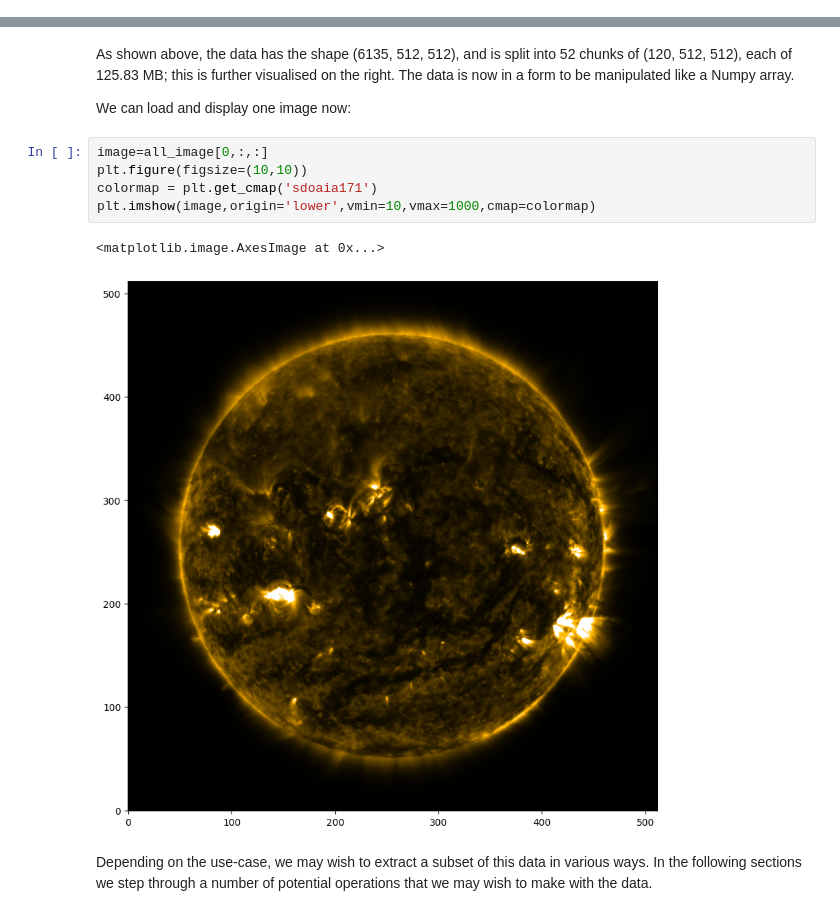
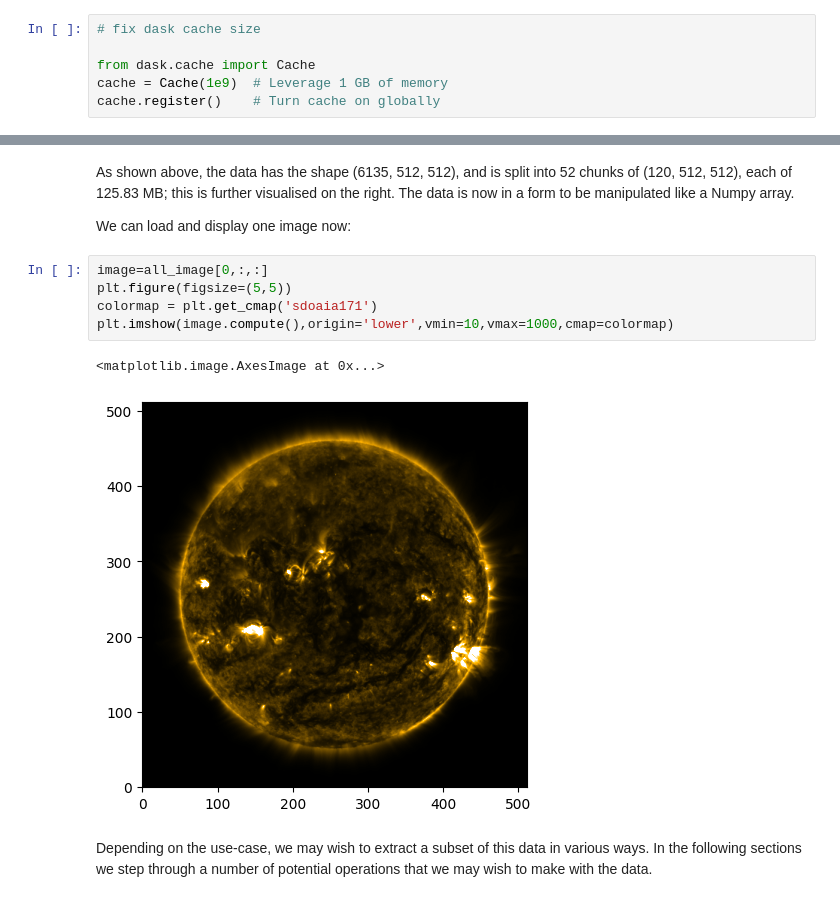
Before and after one commit to aishstronomer/flare-finder, a Jupyter notebook: sdoml_dataset_colab_aws_ask.ipynb, the cells around one changed output, grey strips where cells are left out. Drawn from its saved outputs; the diff is of its cells as text.

Commit message:
trying out small fixed cache size for dask

```diff
--- a/sdoml_dataset_colab_aws_ask.ipynb
+++ b/sdoml_dataset_colab_aws_ask.ipynb
@@ -90,6 +91,12 @@ from sunpy.visualization import axis_labels_from_ctype, wcsaxes_compat
 
 from matplotlib import animation
 from IPython.display import HTML
+# %%
+# fix dask cache size
+
+from dask.cache import Cache
+cache = Cache(1e9)  # Leverage 1 GB of memory
+cache.register()    # Turn cache on globally
 # %%
 # AWS_ZARR_ROOT = (
 #     "s3://gov-nasa-hdrl-data1/contrib/fdl-sdoml/fdl-sdoml-v2/sdomlv2_small.zarr/"
@@ -177,12 +171,12 @@ As shown above, the data has the shape (6135, 512, 512), and is split into 52 ch
 We can load and display one image now:
 # %%
 image=all_image[0,:,:]
-plt.figure(figsize=(10,10))
+plt.figure(figsize=(5,5))
 colormap = plt.get_cmap('sdoaia171')
-plt.imshow(image,origin='lower',vmin=10,vmax=1000,cmap=colormap)
+plt.imshow(image.compute(),origin='lower',vmin=10,vmax=1000,cmap=colormap)
 # %% [output]
 <matplotlib.image.AxesImage at 0x...>
-[figure, old version]
+[figure, new version]
 # %% [markdown]
 Depending on the use-case, we may wish to extract a subset of this data in various ways. In the following sections we step through a number of potential operations that we may wish to make with the data.
 # %% [markdown]
```
Also changed, not shown: parts of 17 cells of this notebook, 1 other file.
